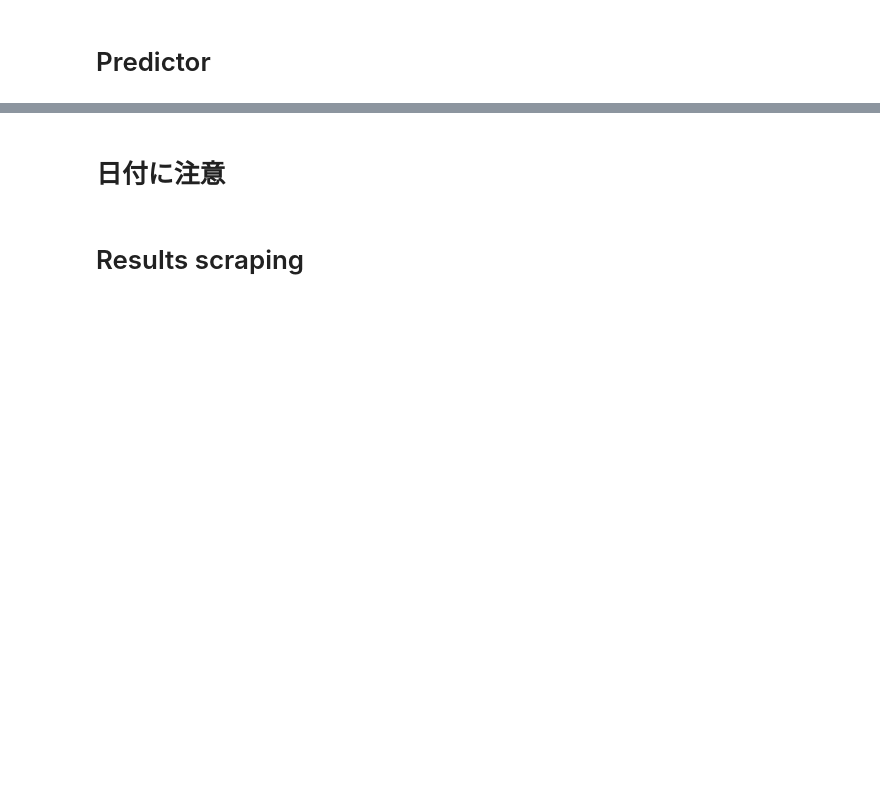
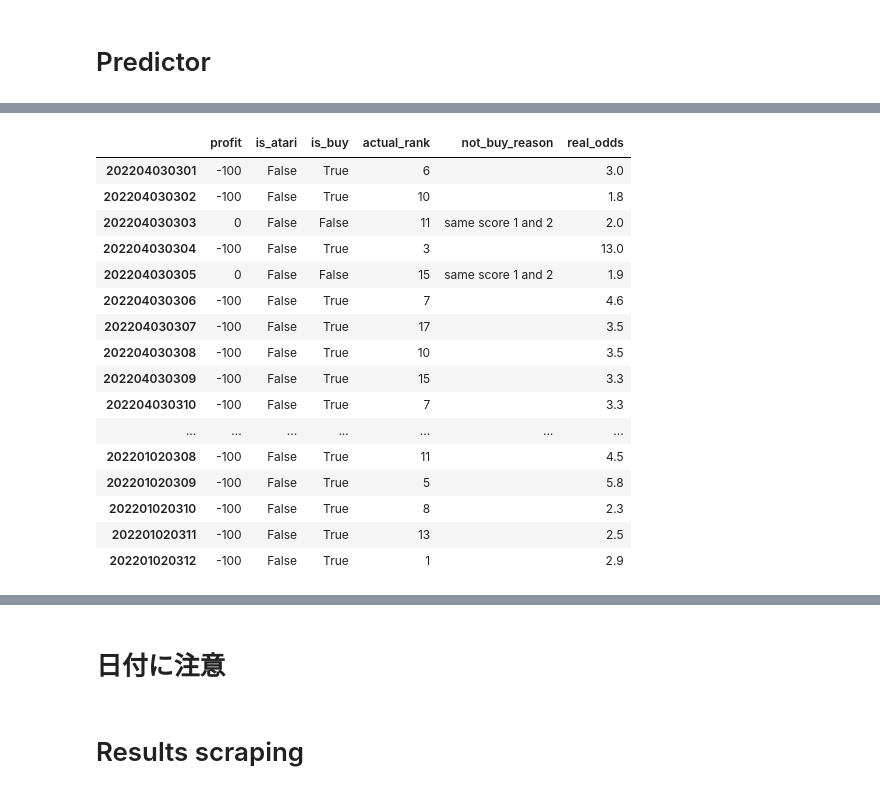
Before and after one commit to yodarjeering/horse, a Jupyter notebook: Rank.ipynb, the cells around one changed output, grey strips where cells are left out. Saved outputs shown, nothing was run; the diff lists cells and outputs as text; code cells hidden in the pictures; blank space fills up the shorter version.

Commit message:
make tansho_result

```diff
--- a/Rank.ipynb
+++ b/Rank.ipynb
@@ -572,0 +352,11 @@ pt.show_results_today()
+# %%
+data =  ShutubaTable.scrape(race_id_list, pt.date)
+st = ShutubaTable(data)
+st.preprocessing()
+st.merge_horse_results(pt.hr)
+st.merge_peds(pt.pe.peds_vec)
+st.process_categorical(pt.r.le_horse, pt.r.le_jockey, pt.r.data_pe)
+pt.st = st
+sl = RankSimulater(pt.model)
+pred_table = sl.return_pred_table(st.data_c)
+pt.sl = sl
@@ -572,0 +373,17 @@ pt.show_results_today()
+# %%
+"""
+    col
+    0 : 買目
+    1 : 馬の着順
+    2 : 払い戻し
+    3 : 人気
+"""
+race_id = '202204030301'
+return_table_ = return_table.loc[race_id]
+rank1 = int(return_table_[return_table[0]=='単勝'][1].values[0])
+real_odds = int(return_table_[return_table[0]=='単勝'][2].str.replace('円','').values[0])/100
+# %%
+sl.return_tables
+race_id = '202204030301'
+return_table = sl.return_tables.loc[race_id]
+# return_table を成形する関数ほしい
@@ -572,0 +507,12 @@ pt.show_results_today()
+# %%
+# race_id_list = list(set(data_c.index))
+odds = 2.0
+bet = 100
+race_dict = {}
+tsl = TodaySimulater(pt.model)
+for race_id in race_id_list:
+    profit,is_atari,is_buy,actual_rank,not_buy_reason,pred_odds = tsl.calc_tansho(data_c,race_id,odds,bet,sl.return_tables)
+    row_list = [profit,is_atari,is_buy,actual_rank,not_buy_reason,pred_odds]
+    race_dict[int(race_id)] = row_list
+tansho_result = pd.DataFrame(race_dict).T
+tansho_result.rename(columns={0:'profit',1:'is_atari',2:'is_buy',3:'actual_rank',4:'not_buy_reason',5:'real_odds'},inplace=True)
@@ -572,0 +539,20 @@ pt.show_results_today()
+# %%
+tansho_result
+# %% [output]
+|  | profit | is_atari | is_buy | actual_rank | not_buy_reason | real_odds |
+| 202204030301 | -100 | False | True | 6 |  | 3.0 |
+| 202204030302 | -100 | False | True | 10 |  | 1.8 |
+| 202204030303 | 0 | False | False | 11 | same score 1 and 2 | 2.0 |
+| 202204030304 | -100 | False | True | 3 |  | 13.0 |
+| 202204030305 | 0 | False | False | 15 | same score 1 and 2 | 1.9 |
+| 202204030306 | -100 | False | True | 7 |  | 4.6 |
+| 202204030307 | -100 | False | True | 17 |  | 3.5 |
+| 202204030308 | -100 | False | True | 10 |  | 3.5 |
+| 202204030309 | -100 | False | True | 15 |  | 3.3 |
+| 202204030310 | -100 | False | True | 7 |  | 3.3 |
+| ... | ... | ... | ... | ... | ... | ... |
+| 202201020308 | -100 | False | True | 11 |  | 4.5 |
+| 202201020309 | -100 | False | True | 5 |  | 5.8 |
+| 202201020310 | -100 | False | True | 8 |  | 2.3 |
+| 202201020311 | -100 | False | True | 13 |  | 2.5 |
+| 202201020312 | -100 | False | True | 1 |  | 2.9 |
```
Also changed, not shown: parts of 51 cells of this notebook, 3 other files.
